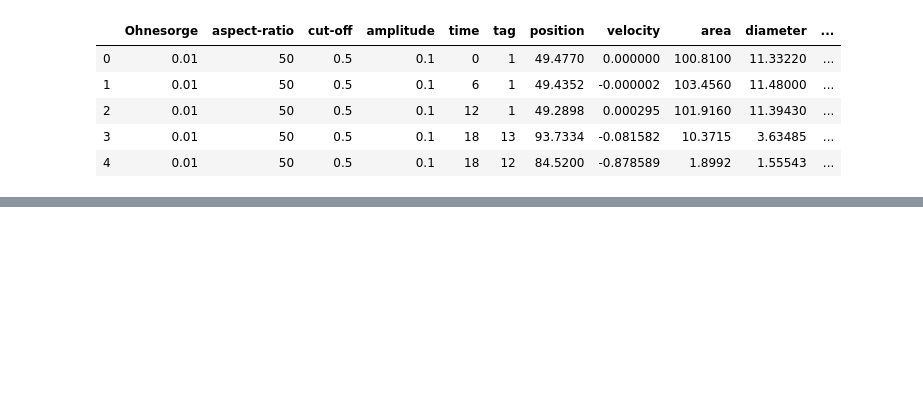
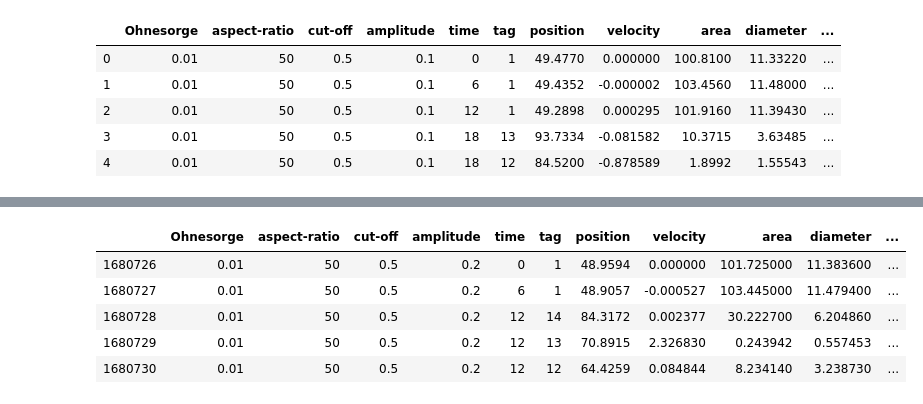
Before and after one commit to palsagar/ligaments_analysis, a Jupyter notebook: test.ipynb, the cells around one changed output, grey strips where cells are left out. Drawn from its saved outputs; the diff is of its cells as text; code cells hidden in the pictures; blank space fills up the shorter version.

```diff
--- a/test.ipynb
+++ b/test.ipynb
@@ -108,0 +151,9 @@ drops.head()
+# %%
+d3.head()
+# %% [output]
+|  | Ohnesorge | aspect-ratio | cut-off | amplitude | time | tag | position | velocity | area | diameter | ... |
+| 1680726 | 0.01 | 50 | 0.5 | 0.2 | 0 | 1 | 48.9594 | 0.000000 | 101.725000 | 11.383600 | ... |
+| 1680727 | 0.01 | 50 | 0.5 | 0.2 | 6 | 1 | 48.9057 | -0.000527 | 103.445000 | 11.479400 | ... |
+| 1680728 | 0.01 | 50 | 0.5 | 0.2 | 12 | 14 | 84.3172 | 0.002377 | 30.222700 | 6.204860 | ... |
+| 1680729 | 0.01 | 50 | 0.5 | 0.2 | 12 | 13 | 70.8915 | 2.326830 | 0.243942 | 0.557453 | ... |
+| 1680730 | 0.01 | 50 | 0.5 | 0.2 | 12 | 12 | 64.4259 | 0.084844 | 8.234140 | 3.238730 | ... |
```
Also changed, not shown: parts of 17 cells of this notebook.
